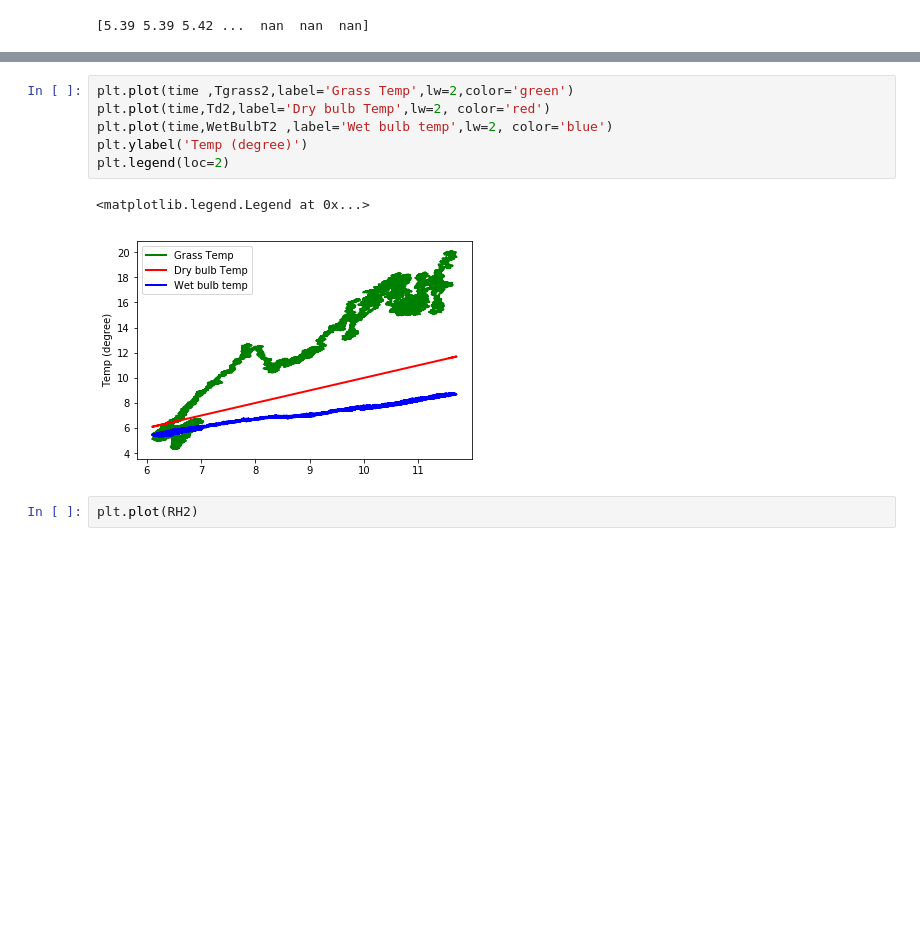
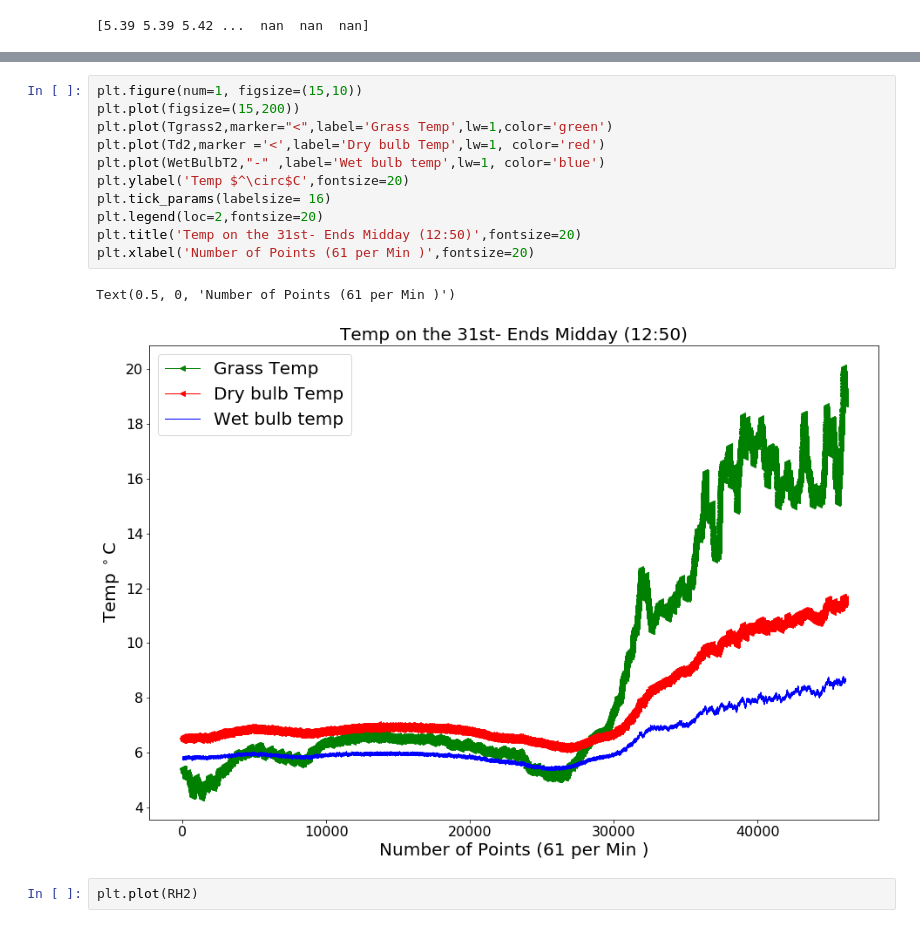
Before and after one commit to IsabelSmith1998/Assignment-Two--25002661, a Jupyter notebook: Assignmnet two.ipynb, the cells around one changed output, grey strips where cells are left out. Cells and saved outputs as stored; diff of their text form; blank space fills up the shorter version.

```diff
--- a/Assignmnet two.ipynb
+++ b/Assignmnet two.ipynb
@@ -49,12 +85,17 @@ Rn2 = LW2+SW2
 # %%
-plt.plot(time ,Tgrass2,label='Grass Temp',lw=2,color='green')
-plt.plot(time,Td2,label='Dry bulb Temp',lw=2, color='red')
-plt.plot(time,WetBulbT2 ,label='Wet bulb temp',lw=2, color='blue')
-plt.ylabel('Temp (degree)')
-plt.legend(loc=2)
+plt.figure(num=1, figsize=(15,10))
+plt.plot(figsize=(15,200))
+plt.plot(Tgrass2,marker="<",label='Grass Temp',lw=1,color='green')
+plt.plot(Td2,marker ='<',label='Dry bulb Temp',lw=1, color='red')
+plt.plot(WetBulbT2,"-" ,label='Wet bulb temp',lw=1, color='blue')
+plt.ylabel('Temp $^\circ$C',fontsize=20)
+plt.tick_params(labelsize= 16)
+plt.legend(loc=2,fontsize=20)
+plt.title('Temp on the 31st- Ends Midday (12:50)',fontsize=20)
+plt.xlabel('Number of Points (61 per Min )',fontsize=20)
 # %% [output]
-<matplotlib.legend.Legend at 0x...>
+Text(0.5, 0, 'Number of Points (61 per Min )')
-[figure, old version]
+[figure, new version]
 # %%
 plt.plot(RH2)
 # %% [output]
```
Also changed, not shown: parts of 11 cells of this notebook, 1 other file.
